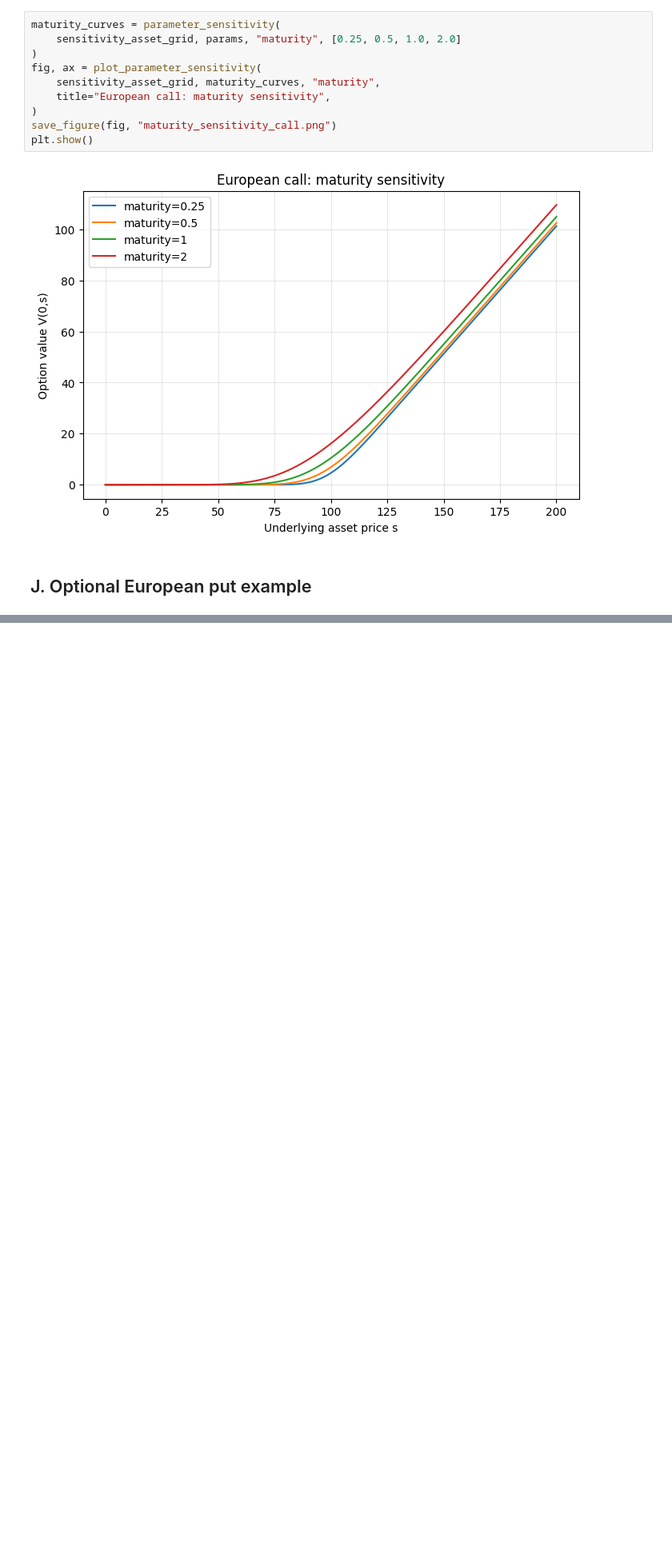
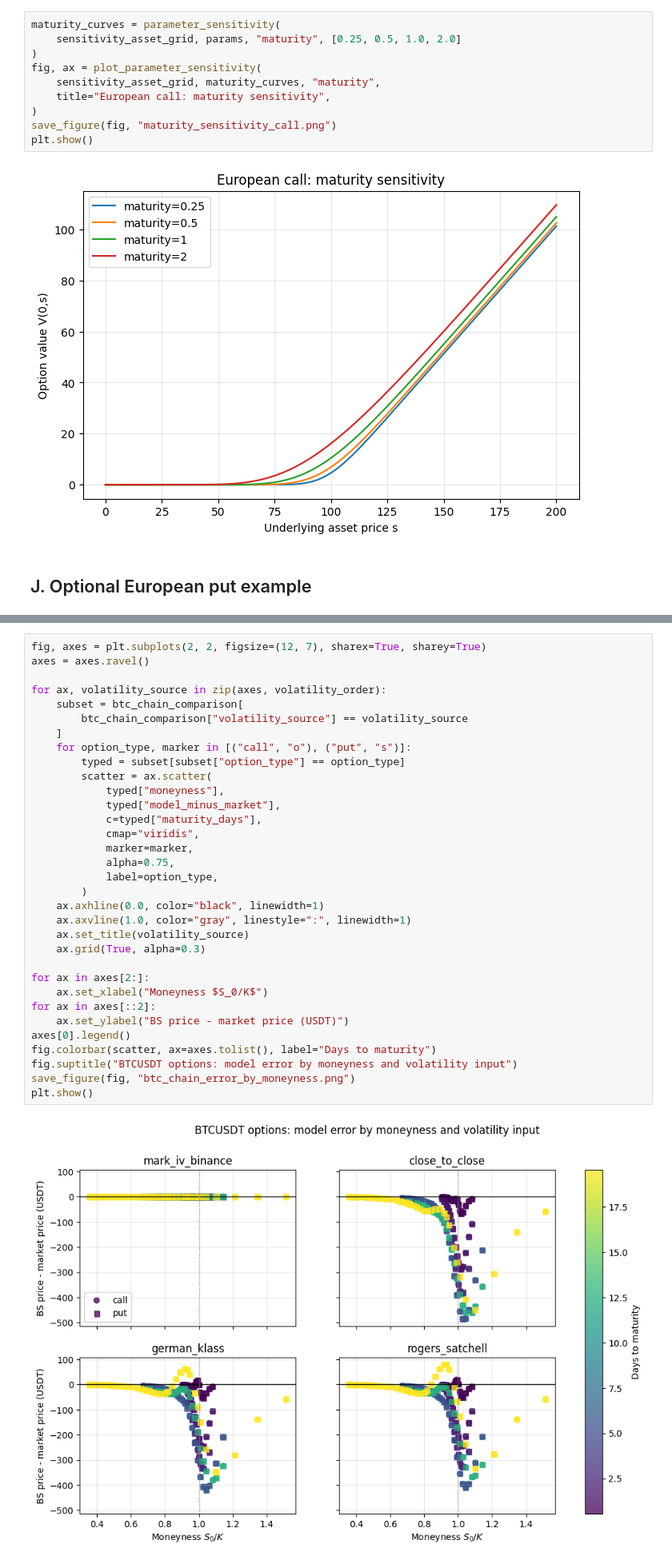
Before and after one commit to JakubCiaglo/PDE-project, a Jupyter notebook: notebooks/main.ipynb, the cells around one changed output, grey strips where cells are left out. Shown at 80% size. Drawn from its saved outputs; the diff is of its cells as text; blank space fills up the shorter version.

Commit message:
feat: add btcusdt binance option analysys based on 06.06.2026 data

```diff
--- a/notebooks/main.ipynb
+++ b/notebooks/main.ipynb
@@ -252,0 +498,35 @@ put_error_metrics
+# %%
+fig, axes = plt.subplots(2, 2, figsize=(12, 7), sharex=True, sharey=True)
+axes = axes.ravel()
+
+for ax, volatility_source in zip(axes, volatility_order):
+    subset = btc_chain_comparison[
+        btc_chain_comparison["volatility_source"] == volatility_source
+    ]
+    for option_type, marker in [("call", "o"), ("put", "s")]:
+        typed = subset[subset["option_type"] == option_type]
+        scatter = ax.scatter(
+            typed["moneyness"],
+            typed["model_minus_market"],
+            c=typed["maturity_days"],
+            cmap="viridis",
+            marker=marker,
+            alpha=0.75,
+            label=option_type,
+        )
+    ax.axhline(0.0, color="black", linewidth=1)
+    ax.axvline(1.0, color="gray", linestyle=":", linewidth=1)
+    ax.set_title(volatility_source)
+    ax.grid(True, alpha=0.3)
+
+for ax in axes[2:]:
+    ax.set_xlabel("Moneyness $S_0/K$")
+for ax in axes[::2]:
+    ax.set_ylabel("BS price - market price (USDT)")
+axes[0].legend()
+fig.colorbar(scatter, ax=axes.tolist(), label="Days to maturity")
+fig.suptitle("BTCUSDT options: model error by moneyness and volatility input")
+save_figure(fig, "btc_chain_error_by_moneyness.png")
+plt.show()
+# %% [output]
+[figure, added]
```
Also changed, not shown: parts of 22 cells of this notebook, 12 other files.
